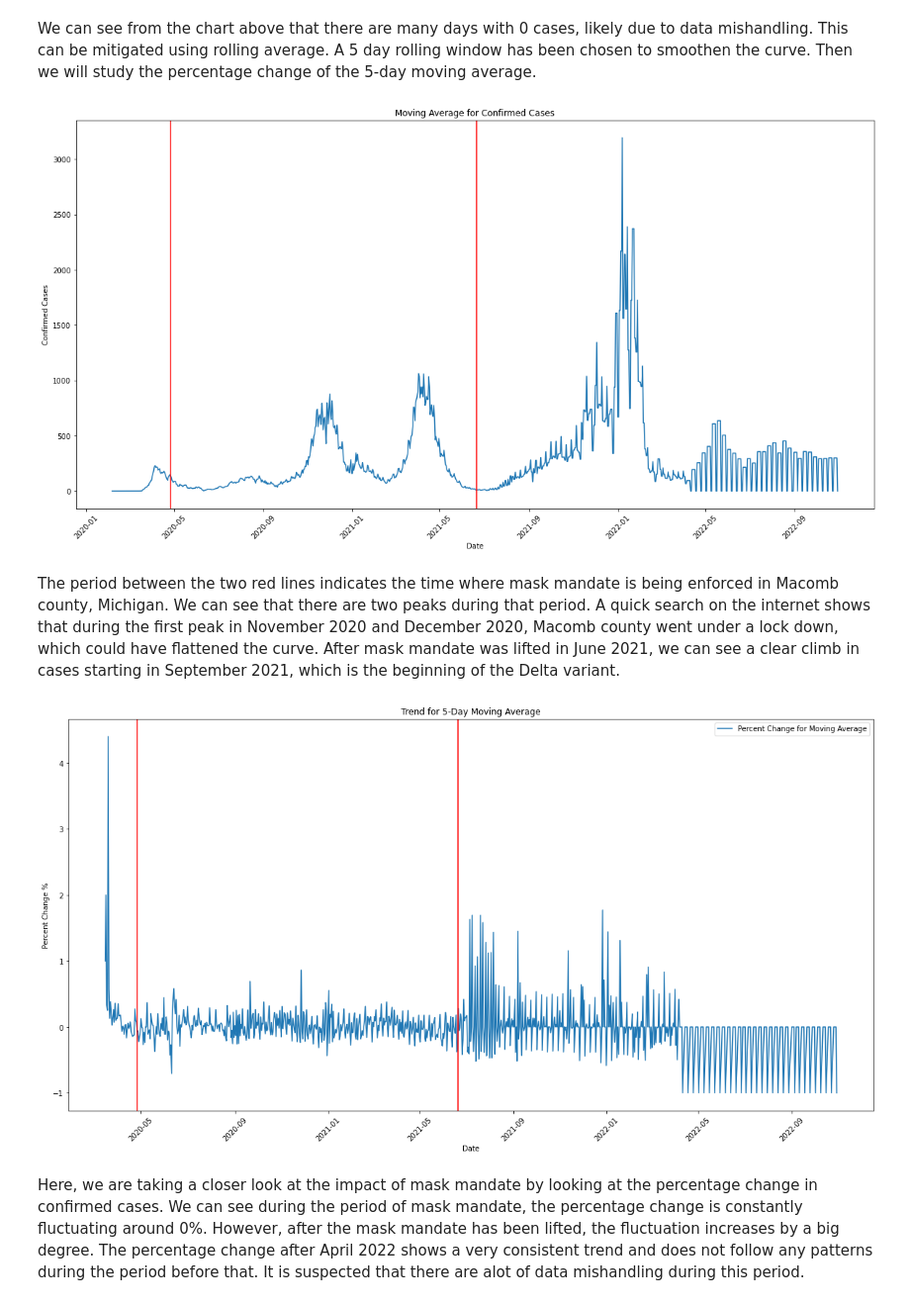
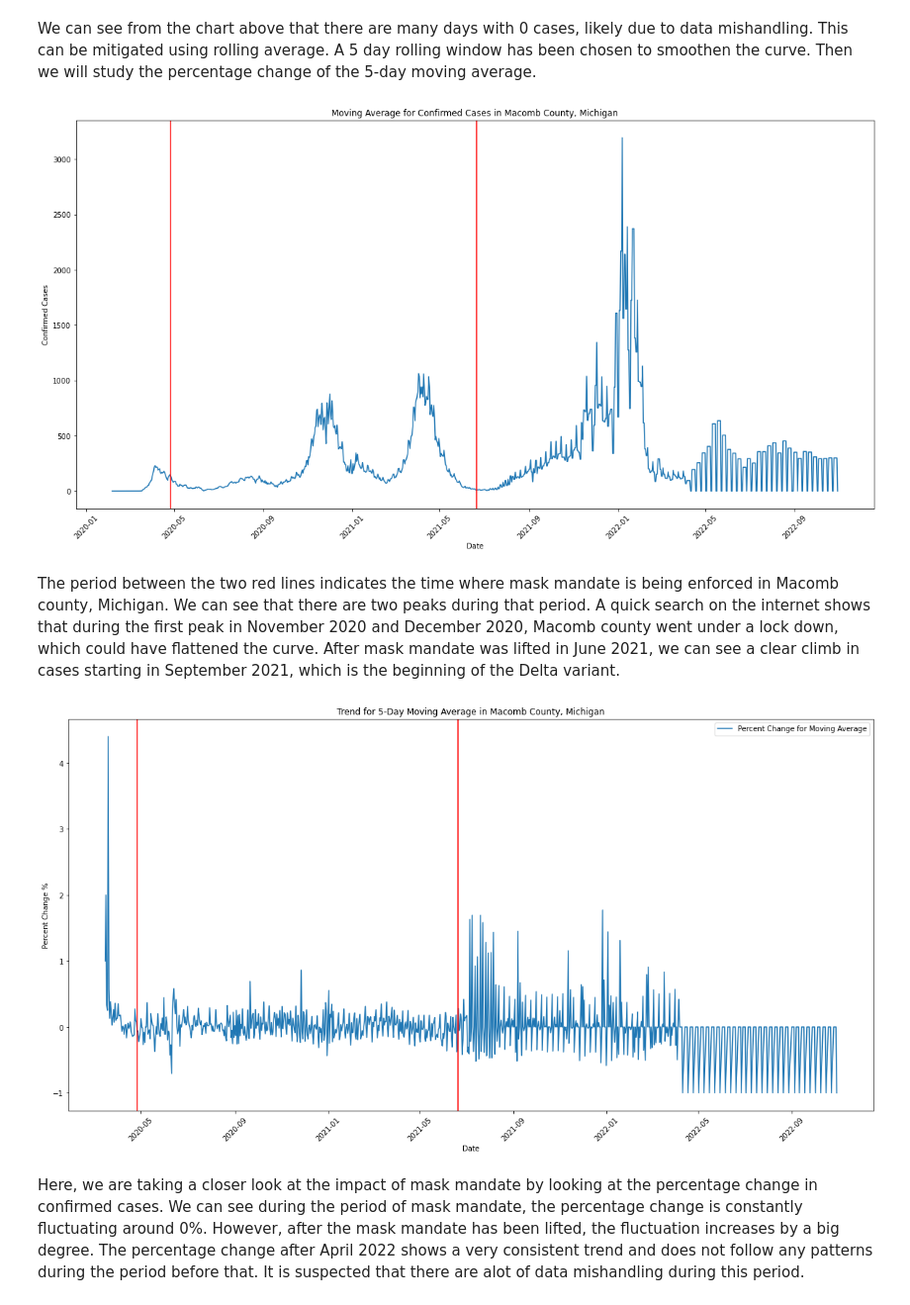
Before and after one commit to Kirsteenng/Human-Centered-Design, a Jupyter notebook: data-512-homework_4/US COVID Analysis.ipynb, the cells around one changed output. Shown at 99% size. Cells and saved outputs as stored; diff of their text form; code cells hidden in the pictures.

```diff
--- a/data-512-homework_4/US COVID Analysis.ipynb
+++ b/data-512-homework_4/US COVID Analysis.ipynb
@@ -164,24 +164,23 @@ combined['5-day Moving Average for Confirmed Cases'] = combined['Daily Confirmed
 combined['Percent Change for Moving Average'] = combined['5-day Moving Average for Confirmed Cases'].pct_change()
 # %%
 # Visualising the moving average
-plt.title("Trend for 5-Day Moving Average")
 plt.rcParams["figure.figsize"] = (20,10)
 sns.lineplot(data = combined['5-day Moving Average for Confirmed Cases'])
 plt.axvline(x = pd.to_datetime('4/26/20'), color = 'r', label = 'Beginning of Mask Mandate')
 plt.axvline(x = pd.to_datetime('6/21/21'), color = 'r', label = 'Beginning of Mask Mandate')
 
 
-plt.title('Moving Average for Confirmed Cases')
+plt.title('Moving Average for Confirmed Cases in Macomb County, Michigan')
 plt.xlabel('Date')
 plt.ylabel('Confirmed Cases')
 plt.xticks(rotation = 45);
 # %% [output]
-[figure, old version]
+[figure, new version]
 # %% [markdown]
 The period between the two red lines indicates the time where mask mandate is being enforced in Macomb county, Michigan. We can see that there are two peaks during that period. A quick search on the internet shows that during the first peak in November 2020 and December 2020, Macomb county went under a lock down, which could have flattened the curve. After mask mandate was lifted in June 2021, we can see a clear climb in cases starting in September 2021, which is the beginning of the Delta variant.
 # %%
 # Visualising the percent change
-plt.title("Trend for 5-Day Moving Average")
+plt.title("Trend for 5-Day Moving Average in Macomb County, Michigan")
 plt.rcParams["figure.figsize"] = (20,10)
 sns.lineplot(data = combined[['Percent Change for Moving Average']])
 plt.axvline(x = pd.to_datetime('4/26/20'), color = 'r', label = 'Beginning of Mask Mandate')
@@ -191,6 +190,6 @@ plt.xlabel('Date')
 plt.ylabel('Percent Change %')
 plt.xticks(rotation = 45);
 # %% [output]
-[figure, old version]
+[figure, new version]
 # %% [markdown]
 Here, we are taking a closer look at the impact of mask mandate by looking at the percentage change in confirmed cases. We can see during the period of mask mandate, the percentage change is constantly fluctuating around 0%. However, after the mask mandate has been lifted, the fluctuation increases by a big degree. The percentage change after April 2022 shows a very consistent trend and does not follow any patterns during the period before that. It is suspected that there are alot of data mishandling during this period.
```
Also changed, not shown: 3 other files.
